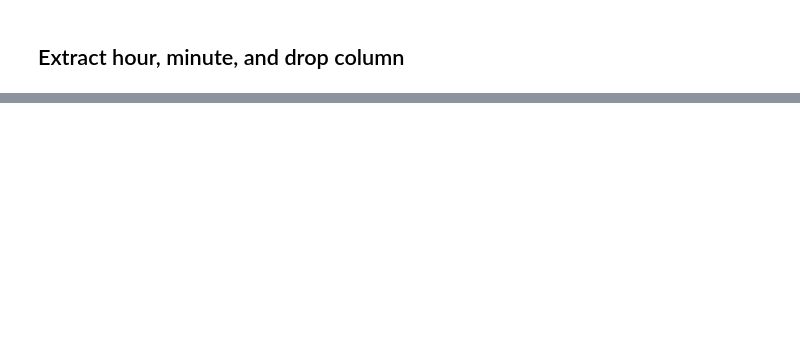
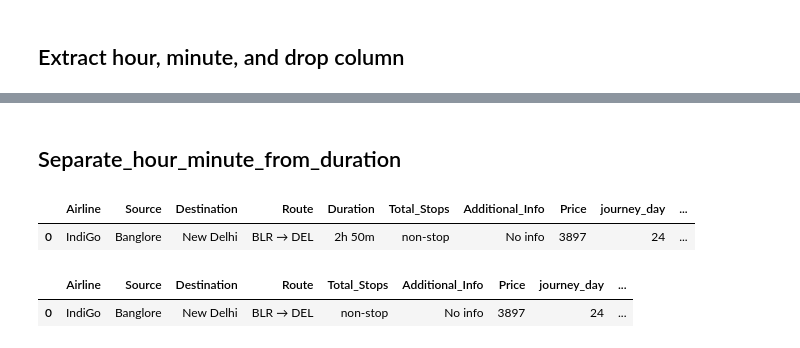
Before and after one commit to ghimiresunil/Three-Real-World-Data-Science-Project, a Jupyter notebook: flight_fare_prediction.ipynb, the cells around one changed output, grey strips where cells are left out. Saved outputs shown, nothing was run; the diff lists cells and outputs as text; code cells hidden in the pictures; blank space fills up the shorter version.

```diff
--- a/flight_fare_prediction.ipynb
+++ b/flight_fare_prediction.ipynb
@@ -194,3 +194,19 @@ train_data.head()
 | 2 | Jet Airways | Delhi | Cochin | DEL → LKO → BOM → COK | 19h 0m | 2 stops | No info | 13882 | 6 | ... |
 | 3 | IndiGo | Kolkata | Banglore | CCU → NAG → BLR | 5h 25m | 1 stop | No info | 6218 | 5 | ... |
 | 4 | IndiGo | Banglore | New Delhi | BLR → NAG → DEL | 4h 45m | 1 stop | No info | 13302 | 3 | ... |
+# %% [markdown]
+## Separate_hour_minute_from_duration
+# %%
+def hour(x):
+    return x.split(' ')[0][:-1]
+
+def minute(x):
+    return x.split(' ')[1][:-1]
+# %%
+train_data['Duration_hour'] = train_data['Duration'].apply(hour)
+train_data['Duration_minute'] = train_data['Duration'].apply(minute)
+# %%
+train_data.head(1)
+# %% [output]
+|  | Airline | Source | Destination | Route | Duration | Total_Stops | Additional_Info | Price | journey_day | ... |
+| 0 | IndiGo | Banglore | New Delhi | BLR → DEL | 2h 50m | non-stop | No info | 3897 | 24 | ... |
@@ -196,0 +215,5 @@ train_data.head()
+# %%
+train_data.head(1)
+# %% [output]
+|  | Airline | Source | Destination | Route | Total_Stops | Additional_Info | Price | journey_day | ... |
+| 0 | IndiGo | Banglore | New Delhi | BLR → DEL | non-stop | No info | 3897 | 24 | ... |
```
Also changed, not shown: parts of 10 cells of this notebook.
